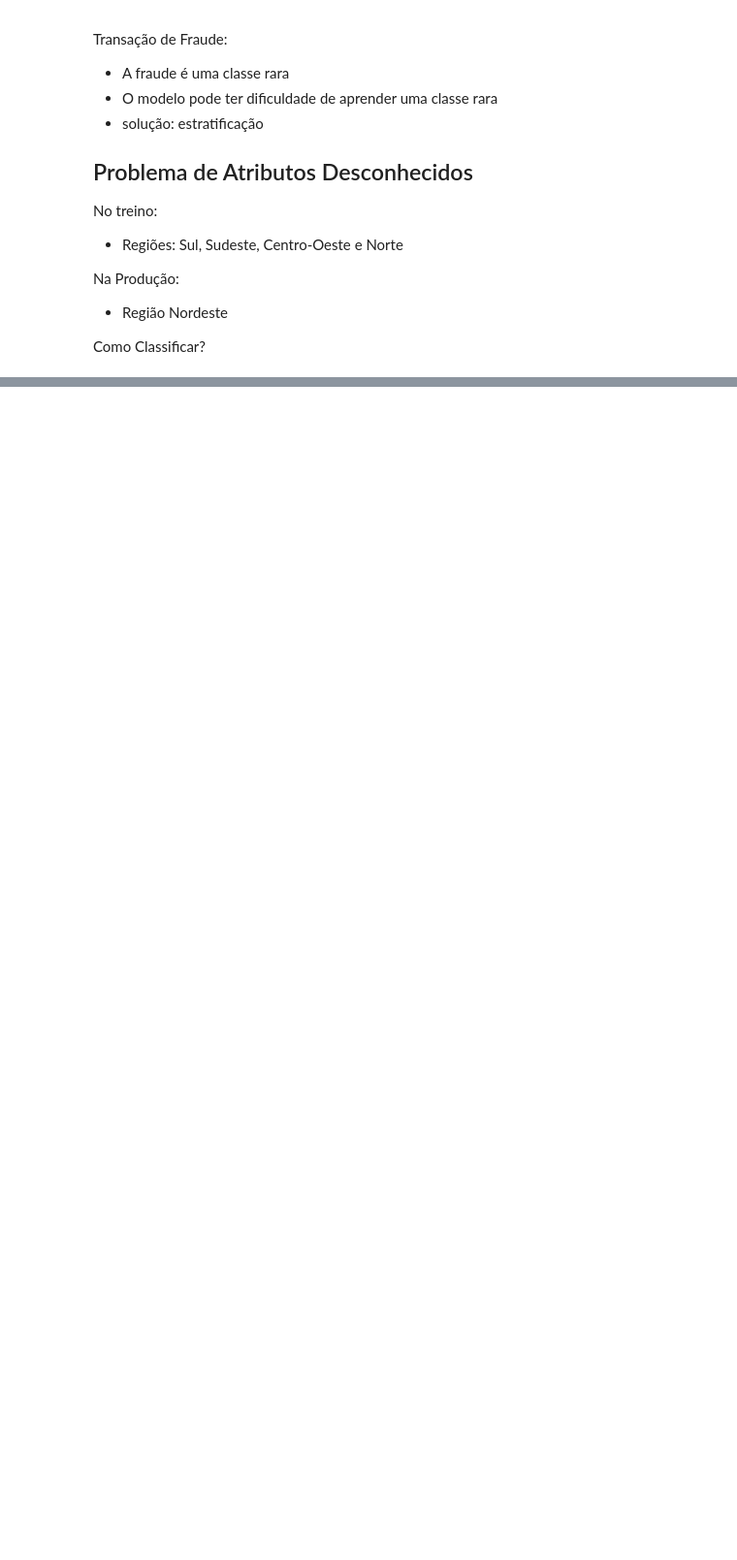
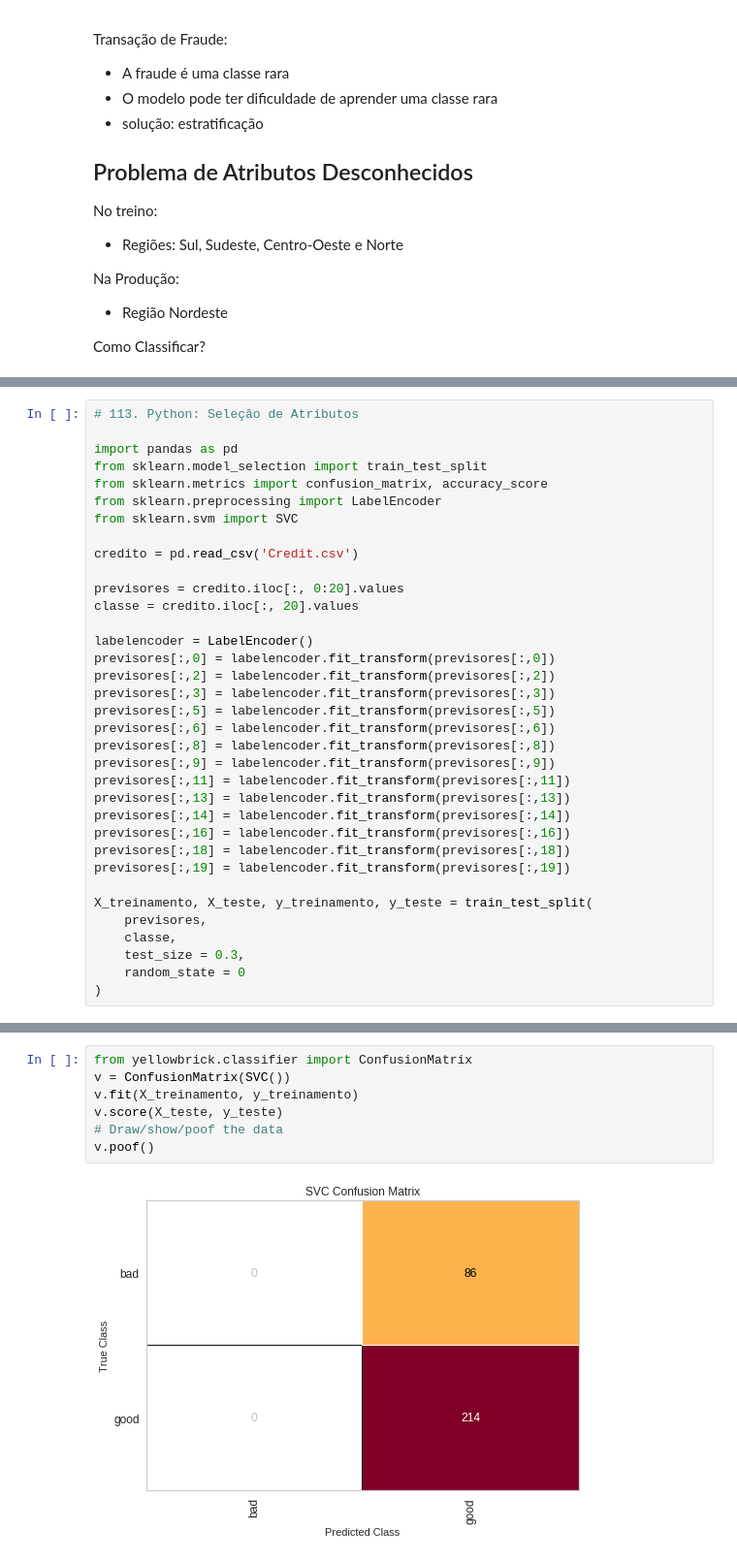
Before and after one commit to ronivaldo/udemy-curso-cientista_dados, a Jupyter notebook: 05_Machine_Learning.ipynb, the cells around one changed output, grey strips where cells are left out. Shown: that part at 97% size. Saved outputs shown, nothing was run; the diff lists cells and outputs as text; blank space fills up the shorter version.

```diff
--- a/05_Machine_Learning.ipynb
+++ b/05_Machine_Learning.ipynb
@@ -376,0 +776,35 @@ Como Classificar?
+# %%
+# 113. Python: Seleção de Atributos
+
+import pandas as pd
+from sklearn.model_selection import train_test_split
+from sklearn.metrics import confusion_matrix, accuracy_score
+from sklearn.preprocessing import LabelEncoder
+from sklearn.svm import SVC
+
+credito = pd.read_csv('Credit.csv')
+
+previsores = credito.iloc[:, 0:20].values
+classe = credito.iloc[:, 20].values
+
+labelencoder = LabelEncoder()
+previsores[:,0] = labelencoder.fit_transform(previsores[:,0])
+previsores[:,2] = labelencoder.fit_transform(previsores[:,2])
+previsores[:,3] = labelencoder.fit_transform(previsores[:,3])
+previsores[:,5] = labelencoder.fit_transform(previsores[:,5])
+previsores[:,6] = labelencoder.fit_transform(previsores[:,6])
+previsores[:,8] = labelencoder.fit_transform(previsores[:,8])
+previsores[:,9] = labelencoder.fit_transform(previsores[:,9])
+previsores[:,11] = labelencoder.fit_transform(previsores[:,11])
+previsores[:,13] = labelencoder.fit_transform(previsores[:,13])
+previsores[:,14] = labelencoder.fit_transform(previsores[:,14])
+previsores[:,16] = labelencoder.fit_transform(previsores[:,16])
+previsores[:,18] = labelencoder.fit_transform(previsores[:,18])
+previsores[:,19] = labelencoder.fit_transform(previsores[:,19])
+
+X_treinamento, X_teste, y_treinamento, y_teste = train_test_split(
+    previsores,
+    classe,
+    test_size = 0.3,
+    random_state = 0
+)
@@ -376,0 +837,9 @@ Como Classificar?
+# %%
+from yellowbrick.classifier import ConfusionMatrix
+v = ConfusionMatrix(SVC())
+v.fit(X_treinamento, y_treinamento)
+v.score(X_teste, y_teste)
+# Draw/show/poof the data
+v.poof()
+# %% [output]
+[figure, added]
```
Also changed, not shown: parts of 74 cells of this notebook.
